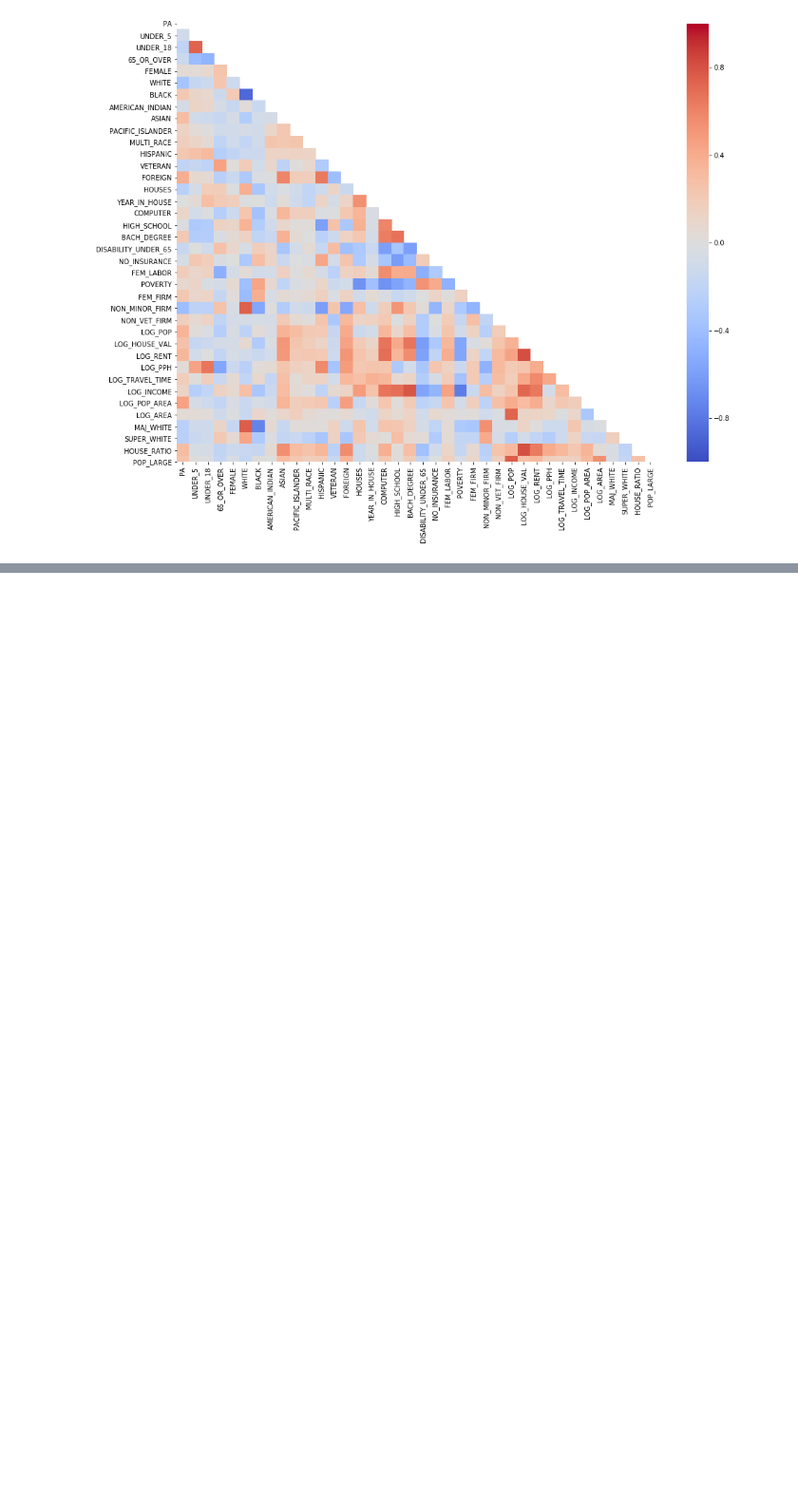
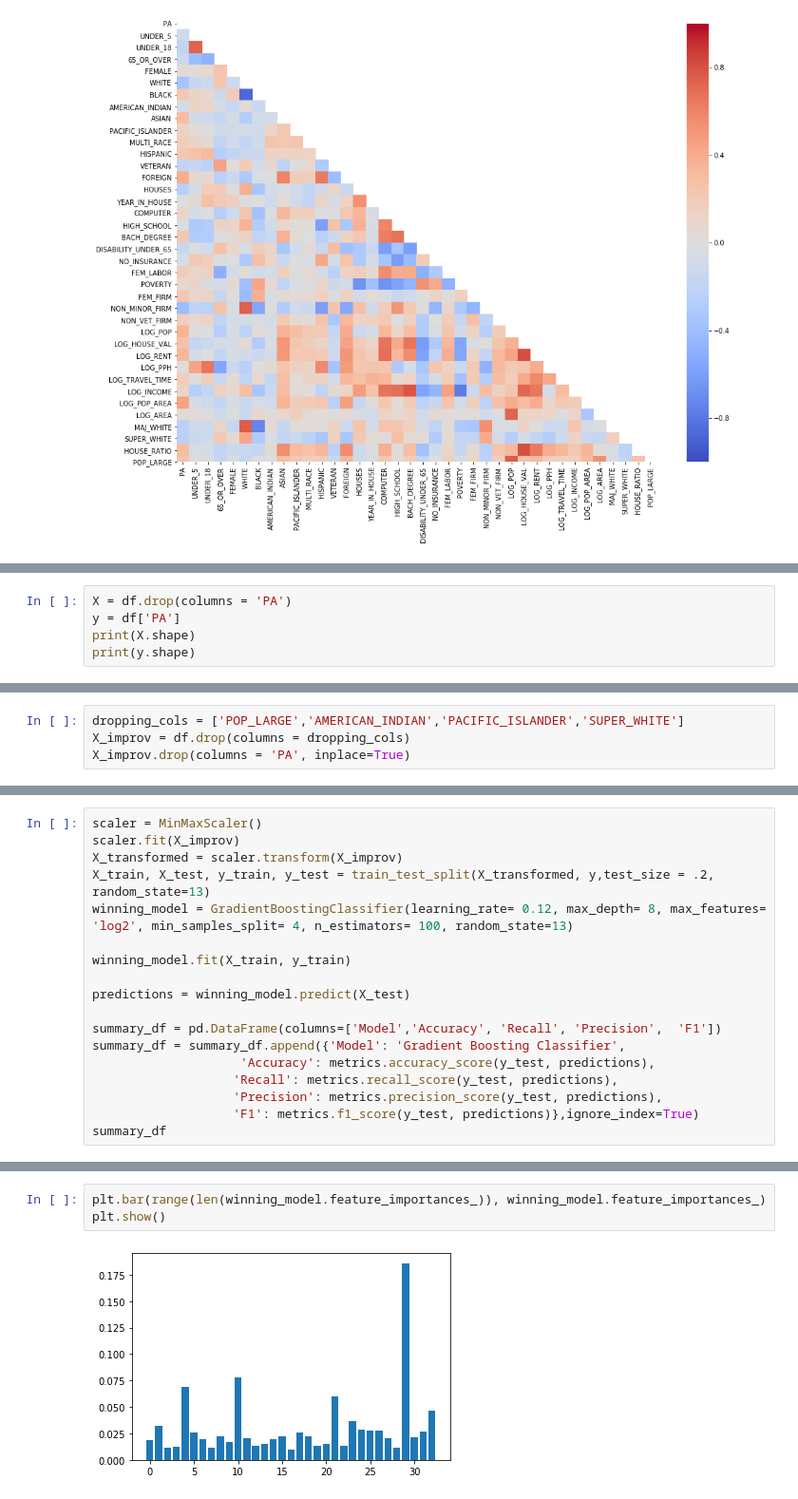
Before and after one commit to CaryMosley/PoliticalAffiliation, a Jupyter notebook: Modeling.ipynb, the cells around one changed output, grey strips where cells are left out. Shown at 95% size. Drawn from its saved outputs; the diff is of its cells as text; blank space fills up the shorter version.

Commit message:
finished modeling

```diff
--- a/Modeling.ipynb
+++ b/Modeling.ipynb
@@ -269,0 +281,5 @@ z test for all engineered features
+# %%
+X = df.drop(columns = 'PA')
+y = df['PA']
+print(X.shape)
+print(y.shape)
@@ -269,0 +481,4 @@ z test for all engineered features
+# %%
+dropping_cols = ['POP_LARGE','AMERICAN_INDIAN','PACIFIC_ISLANDER','SUPER_WHITE']
+X_improv = df.drop(columns = dropping_cols)
+X_improv.drop(columns = 'PA', inplace=True)
@@ -269,0 +531,18 @@ z test for all engineered features
+# %%
+scaler = MinMaxScaler()
+scaler.fit(X_improv)
+X_transformed = scaler.transform(X_improv)
+X_train, X_test, y_train, y_test = train_test_split(X_transformed, y,test_size = .2, random_state=13)
+winning_model = GradientBoostingClassifier(learning_rate= 0.12, max_depth= 8, max_features= 'log2', min_samples_split= 4, n_estimators= 100, random_state=13)
+
+winning_model.fit(X_train, y_train)
+
+predictions = winning_model.predict(X_test)
+
+summary_df = pd.DataFrame(columns=['Model','Accuracy', 'Recall', 'Precision',  'F1'])
+summary_df = summary_df.append({'Model': 'Gradient Boosting Classifier',
+                    'Accuracy': metrics.accuracy_score(y_test, predictions),
+                   'Recall': metrics.recall_score(y_test, predictions),
+                   'Precision': metrics.precision_score(y_test, predictions),
+                   'F1': metrics.f1_score(y_test, predictions)},ignore_index=True)
+summary_df
@@ -269,0 +573,5 @@ z test for all engineered features
+# %%
+plt.bar(range(len(winning_model.feature_importances_)), winning_model.feature_importances_)
+plt.show()
+# %% [output]
+[figure, added]
```
Also changed, not shown: parts of 31 cells of this notebook.
